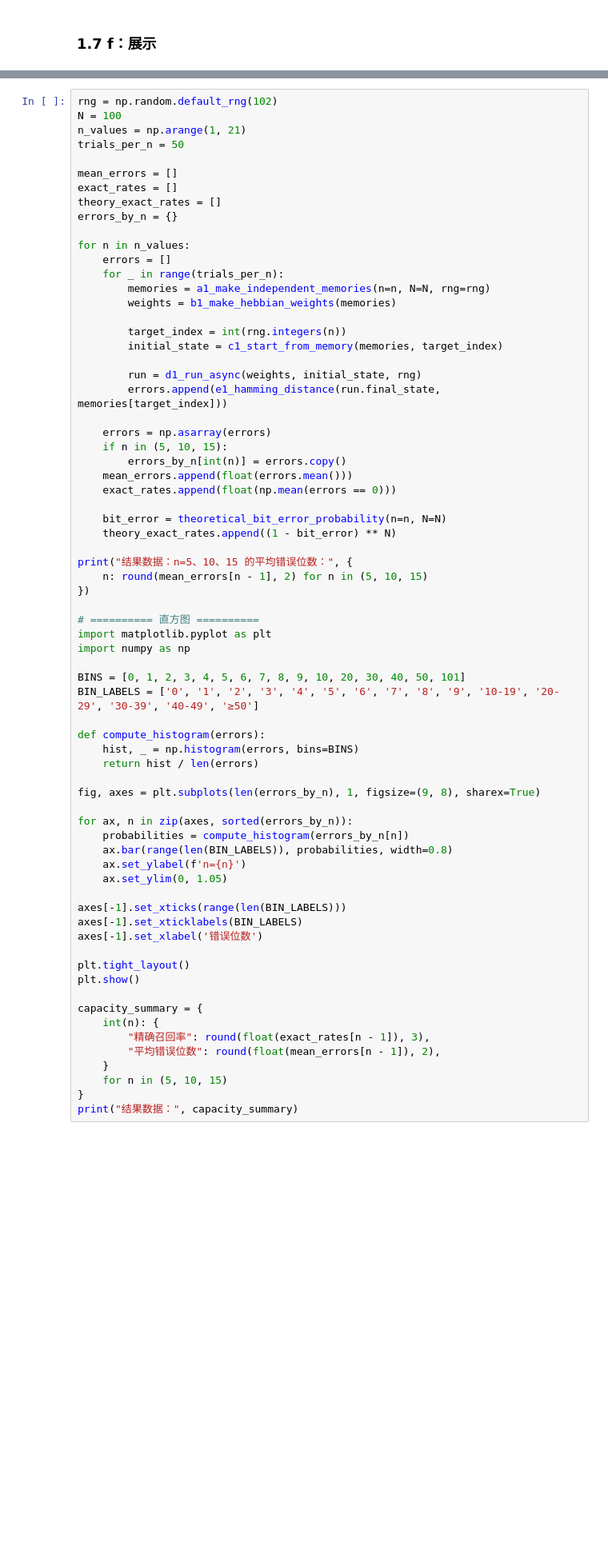
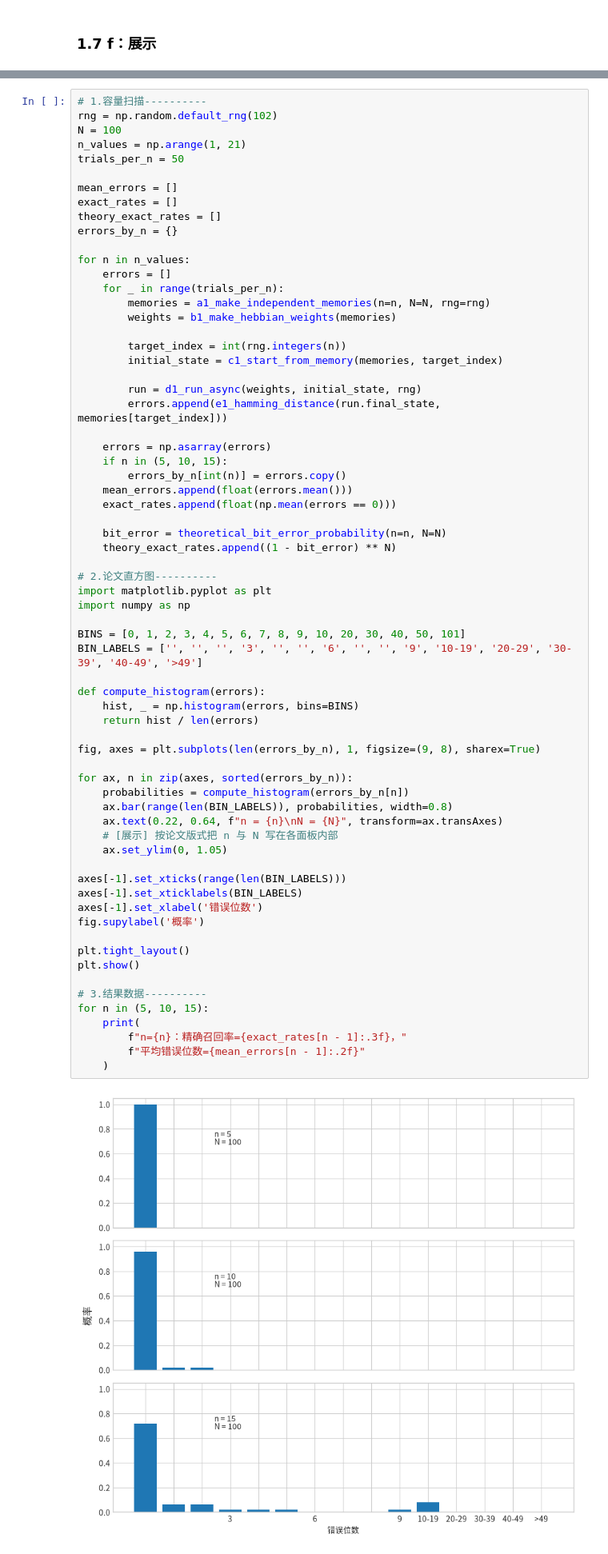
Before and after one commit to Heptazero/nn-labs, a Jupyter notebook: hopfield-1982/hopfield_1982.ipynb, the cells around one changed output, grey strips where cells are left out. Shown at 80% size. Drawn from its saved outputs; the diff is of its cells as text; blank space fills up the shorter version.

```diff
--- a/hopfield-1982/hopfield_1982.ipynb
+++ b/hopfield-1982/hopfield_1982.ipynb
@@ -1028,6 +1085,7 @@ M≤10 的疑似简单循环：0 条
 
 每次试验都重新生成记忆和权重，运行后只保留终态误差；不会累计状态轨迹。
 # %%
+# 1.容量扫描----------
 rng = np.random.default_rng(102)
 N = 100
 n_values = np.arange(1, 21)
@@ -1056,45 +1114,42 @@ for n in n_values:
     mean_errors.append(float(errors.mean()))
     exact_rates.append(float(np.mean(errors == 0)))
 
     bit_error = theoretical_bit_error_probability(n=n, N=N)
     theory_exact_rates.append((1 - bit_error) ** N)
 
-print("结果数据：n=5、10、15 的平均错误位数：", {
-    n: round(mean_errors[n - 1], 2) for n in (5, 10, 15)
-})
-
-# ========== 直方图 ==========
+# 2.论文直方图----------
 import matplotlib.pyplot as plt
 import numpy as np
 
 BINS = [0, 1, 2, 3, 4, 5, 6, 7, 8, 9, 10, 20, 30, 40, 50, 101]
-BIN_LABELS = ['0', '1', '2', '3', '4', '5', '6', '7', '8', '9', '10-19', '20-29', '30-39', '40-49', '≥50']
+BIN_LABELS = ['', '', '', '3', '', '', '6', '', '', '9', '10-19', '20-29', '30-39', '40-49', '>49']
 
 def compute_histogram(errors):
     hist, _ = np.histogram(errors, bins=BINS)
     return hist / len(errors)
 
 fig, axes = plt.subplots(len(errors_by_n), 1, figsize=(9, 8), sharex=True)
 
 for ax, n in zip(axes, sorted(errors_by_n)):
     probabilities = compute_histogram(errors_by_n[n])
     ax.bar(range(len(BIN_LABELS)), probabilities, width=0.8)
-    ax.set_ylabel(f'n={n}')
+    ax.text(0.22, 0.64, f"n = {n}\nN = {N}", transform=ax.transAxes)
+    # [展示] 按论文版式把 n 与 N 写在各面板内部
     ax.set_ylim(0, 1.05)
 
 axes[-1].set_xticks(range(len(BIN_LABELS)))
 axes[-1].set_xticklabels(BIN_LABELS)
 axes[-1].set_xlabel('错误位数')
+fig.supylabel('概率')
 
 plt.tight_layout()
 plt.show()
 
-capacity_summary = {
-    int(n): {
-        "精确召回率": round(float(exact_rates[n - 1]), 3),
-        "平均错误位数": round(float(mean_errors[n - 1]), 2),
-    }
-    for n in (5, 10, 15)
-}
-print("结果数据：", capacity_summary)
+# 3.结果数据----------
+for n in (5, 10, 15):
+    print(
+        f"n={n}：精确召回率={exact_rates[n - 1]:.3f}，"
+        f"平均错误位数={mean_errors[n - 1]:.2f}"
+    )
 # %% [output]
+[figure, new version]
```
Also changed, not shown: parts of 31 cells of this notebook, 1 other file.
